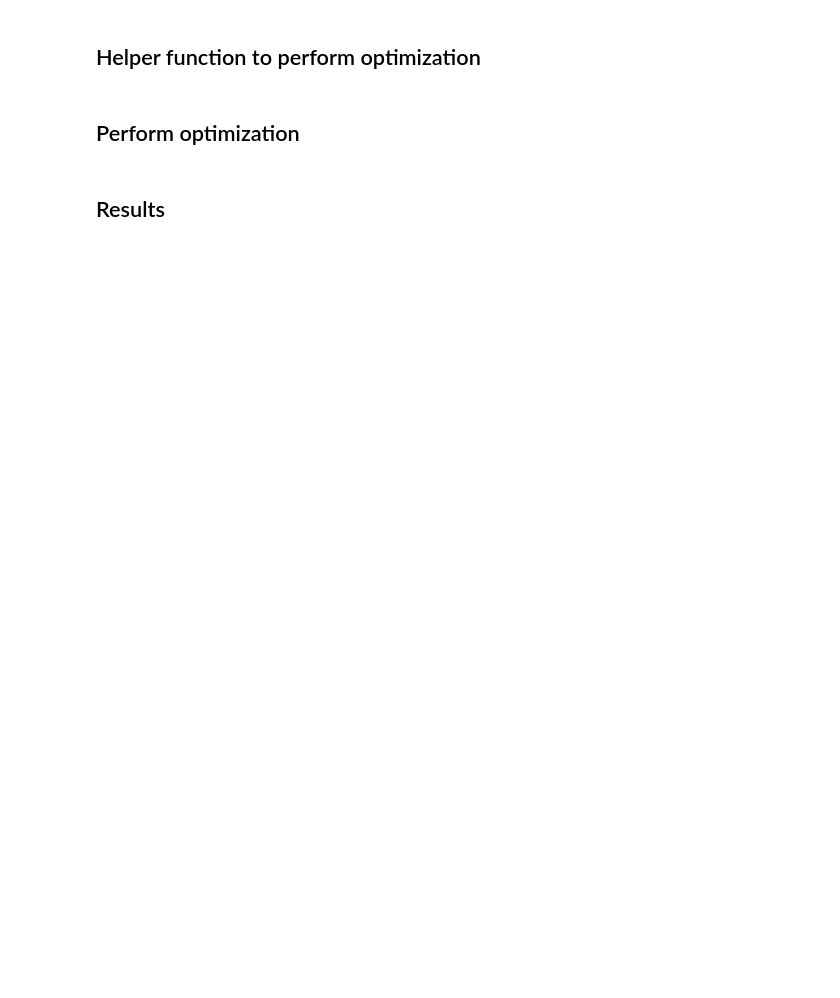
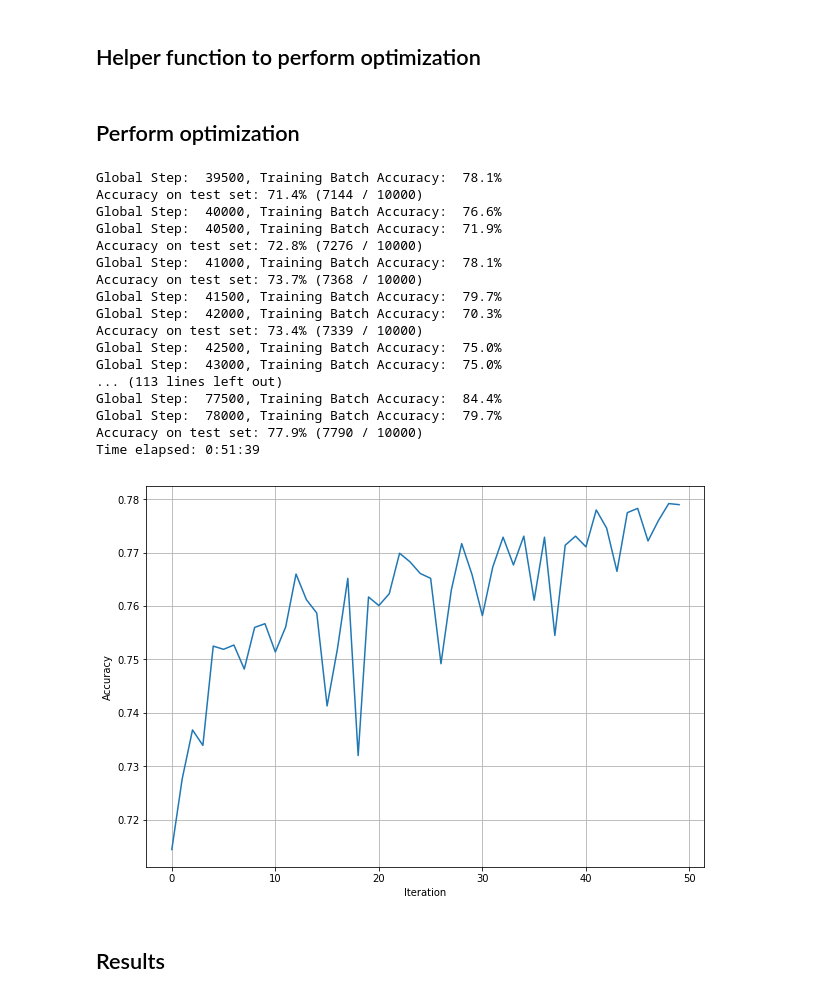
Before and after one commit to khvorov/tf-learn, a Jupyter notebook: cifar-10.ipynb, the cells around one changed output. Drawn from its saved outputs; the diff is of its cells as text; code cells hidden in the pictures; blank space fills up the shorter version.

```diff
--- a/cifar-10.ipynb
+++ b/cifar-10.ipynb
@@ -258,7 +256,7 @@ def random_batch(train_batch_size=64):
     perm = np.random.permutation(num_images)
     i = 0
 
-    while i < total:
+    while i < num_images:
         bs = np.min([train_batch_size, num_images - i])
         idx = perm[i:(i + bs)]
         i += bs
@@ -423,6 +423,8 @@ plot_distorted_image(img, cls)
 # %%
 def optimize(num_iterations):
     start_time = time.time()
+
+    learning_acc = []
 
     # every iteration randomly goes through all images in the training set
     for i in range(num_iterations):
@@ -443,18 +445,47 @@ def optimize(num_iterations):
                 saver.save(session, save_path=save_path, global_step=global_step)
 
         # print accuracy after every full iteration
-        print_test_accuracy()
+        acc = print_test_accuracy()
+        learning_acc.append(acc)
 
     end_time = time.time()
     time_diff = end_time - start_time
 
     print('Time elapsed: ' + str(timedelta(seconds=int(round(time_diff)))))
+
+    return learning_acc
 # %% [markdown]
 ## Perform optimization
 # %%
 # it's time consuming on my stunted laptop, hence false
-if False:
-    optimize(num_iterations=10)
+if True:
+    learning_acc = optimize(num_iterations=50)
+
+    # plot learning accuracy
+    plt.plot(learning_acc)
+    plt.xlabel('Iteration')
+    plt.ylabel('Accuracy')
+    plt.grid()
+    plt.show()
+# %% [output]
+Global Step:  39500, Training Batch Accuracy:  78.1%
+Accuracy on test set: 71.4% (7144 / 10000)
+Global Step:  40000, Training Batch Accuracy:  76.6%
+Global Step:  40500, Training Batch Accuracy:  71.9%
+Accuracy on test set: 72.8% (7276 / 10000)
+Global Step:  41000, Training Batch Accuracy:  78.1%
+Accuracy on test set: 73.7% (7368 / 10000)
+Global Step:  41500, Training Batch Accuracy:  79.7%
+Global Step:  42000, Training Batch Accuracy:  70.3%
+Accuracy on test set: 73.4% (7339 / 10000)
+Global Step:  42500, Training Batch Accuracy:  75.0%
+Global Step:  43000, Training Batch Accuracy:  75.0%
+... (113 lines left out)
+Global Step:  77500, Training Batch Accuracy:  84.4%
+Global Step:  78000, Training Batch Accuracy:  79.7%
+Accuracy on test set: 77.9% (7790 / 10000)
+Time elapsed: 0:51:39
+[figure, added]
 # %% [markdown]
 ## Results
 # %%
```
Also changed, not shown: parts of 15 cells of this notebook.
